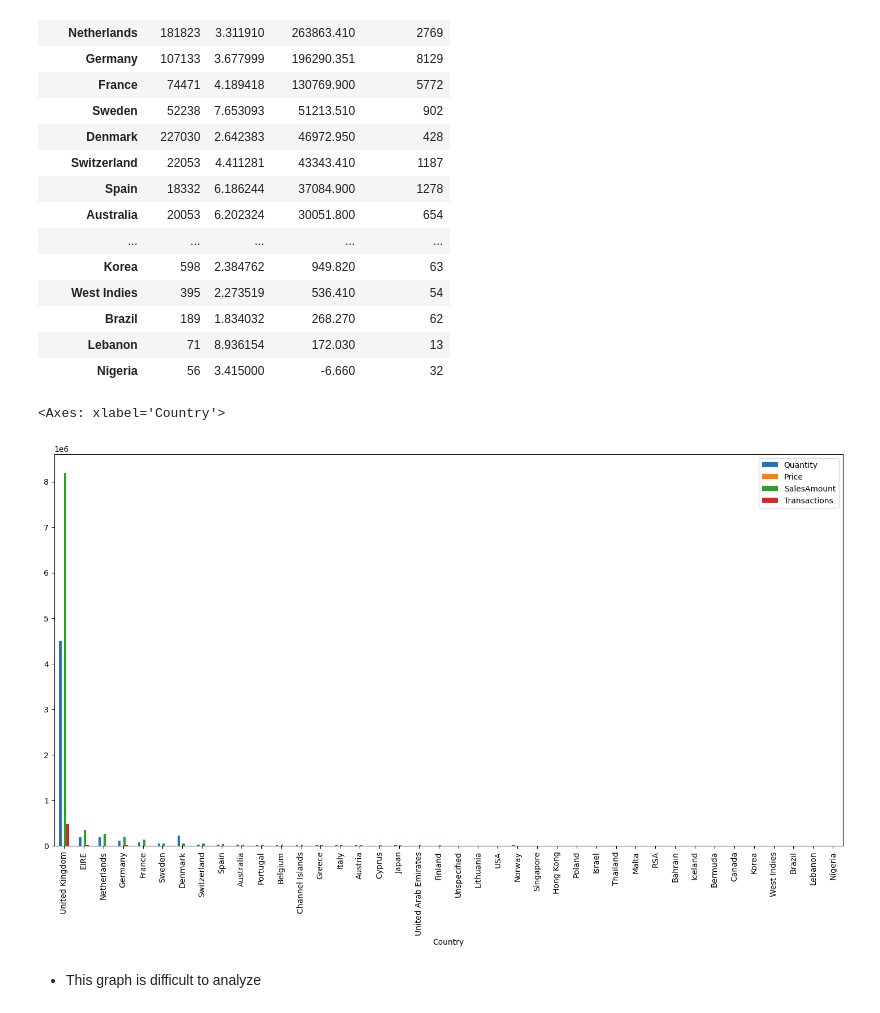
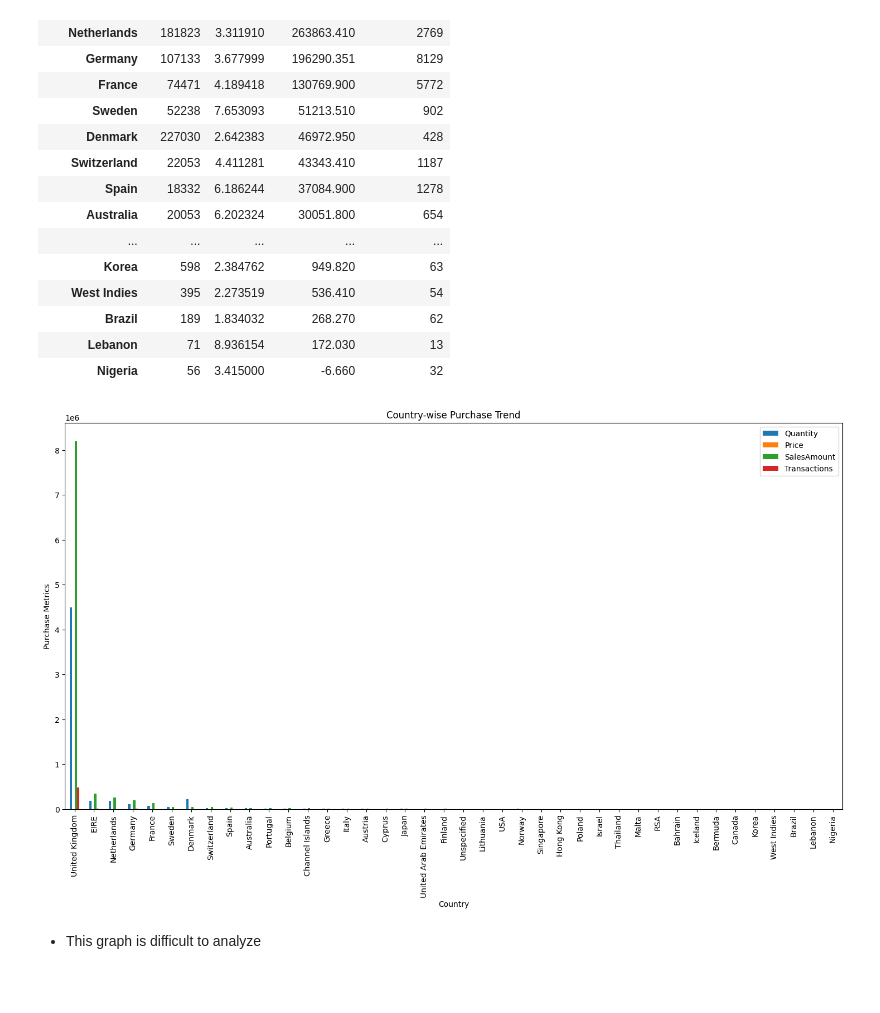
Before and after one commit to lukasp-dev/online-sale-data-analysis, a Jupyter notebook: Exploratory_analysis_for_online_sales.ipynb, the cells around one changed output. Drawn from its saved outputs; the diff is of its cells as text; code cells hidden in the pictures; blank space fills up the shorter version.

```diff
--- a/Exploratory_analysis_for_online_sales.ipynb
+++ b/Exploratory_analysis_for_online_sales.ipynb
@@ -308,11 +324,14 @@ country_purchase_trend
 | Brazil | 189 | 1.834032 | 268.270 | 62 |
 | Lebanon | 71 | 8.936154 | 172.030 | 13 |
 | Nigeria | 56 | 3.415000 | -6.660 | 32 |
-# %%
-country_purchase_trend.plot(kind='bar', figsize=(18, 9))
-# %% [output]
-<Axes: xlabel='Country'>
-[figure, removed]
+# %%
+ax = country_purchase_trend.plot(kind='bar', figsize=(18, 9))
+ax.set_title("Country-wise Purchase Trend")
+ax.set_xlabel("Country")
+ax.set_ylabel("Purchase Metrics")
+plt.show()
+# %% [output]
+[figure, added]
 # %% [markdown]
 * This graph is difficult to analyze
 # %%
```
Also changed, not shown: parts of 12 cells of this notebook.
